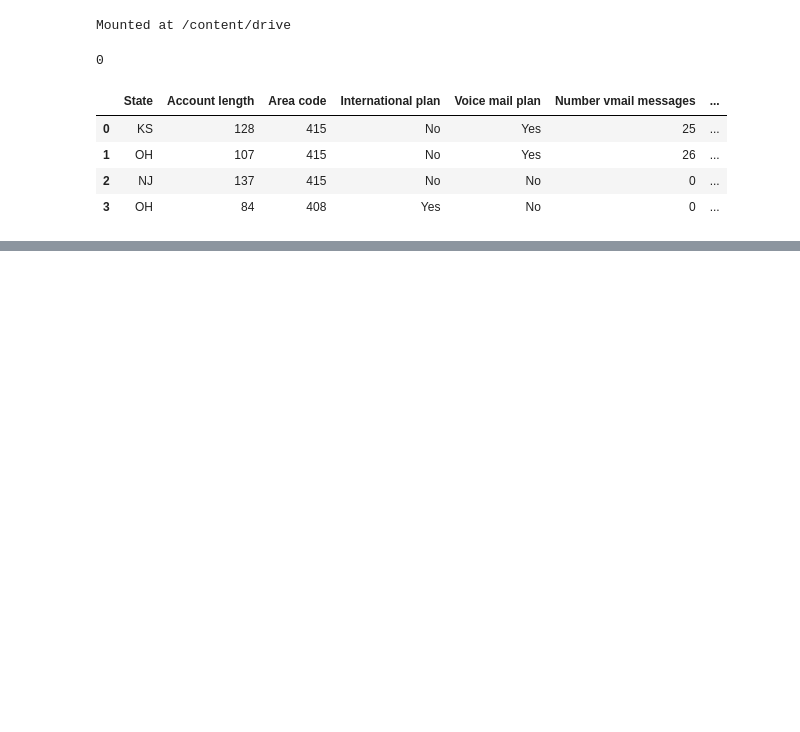
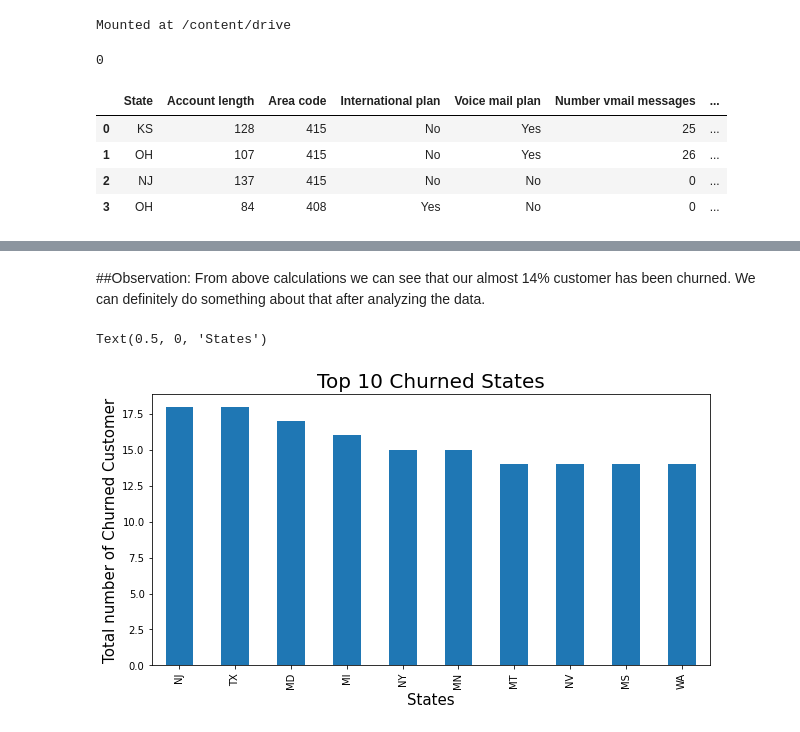
Before and after one commit to Gulzar-khan/Telecom-Churn, a Jupyter notebook: Telecom_Churn.ipynb, the cells around one changed output, grey strips where cells are left out. Drawn from its saved outputs; the diff is of its cells as text; code cells hidden in the pictures; blank space fills up the shorter version.

```diff
--- a/Telecom_Churn.ipynb
+++ b/Telecom_Churn.ipynb
@@ -135,0 +91,19 @@ df.boxplot(column='Total day charge', by='Churn')
+# %% [markdown]
+##Observation:
+From above calculations we can see that our almost 14% customer has been churned. We can definitely do something about that after analyzing the data.
+# %%
+#Now go for top churned state
+most_churned_state=df[df.Churn==True]
+most_churned_state=most_churned_state['State'].value_counts()
+most_churned_state.sort_index()
+se=most_churned_state.head(10)
+#plot bar
+plt.subplots(figsize=(10,5))
+se.plot.bar()
+
+plt.title('Top 10 Churned States', size=20)
+plt.ylabel('Total number of Churned Customer',size=15)
+plt.xlabel('States',size=15)
+# %% [output]
+Text(0.5, 0, 'States')
+[figure, added]
```
Also changed, not shown: parts of 50 cells of this notebook.
